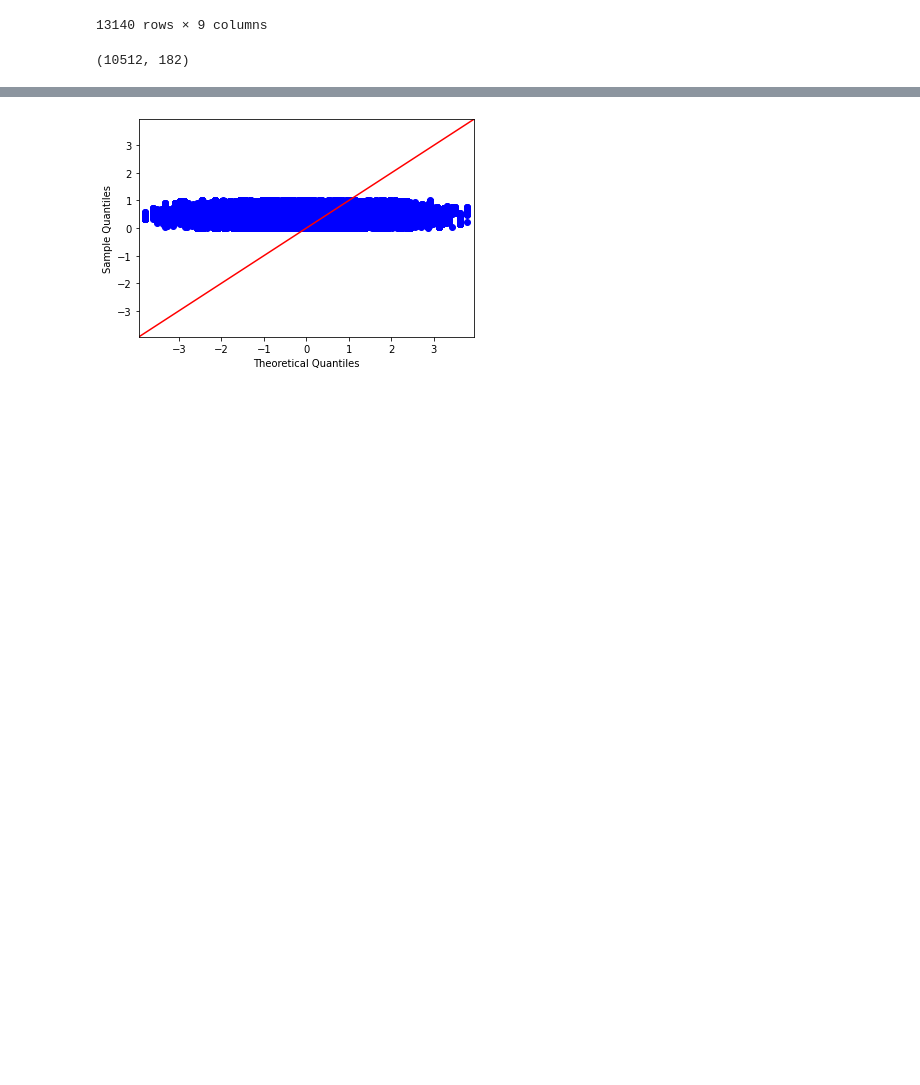
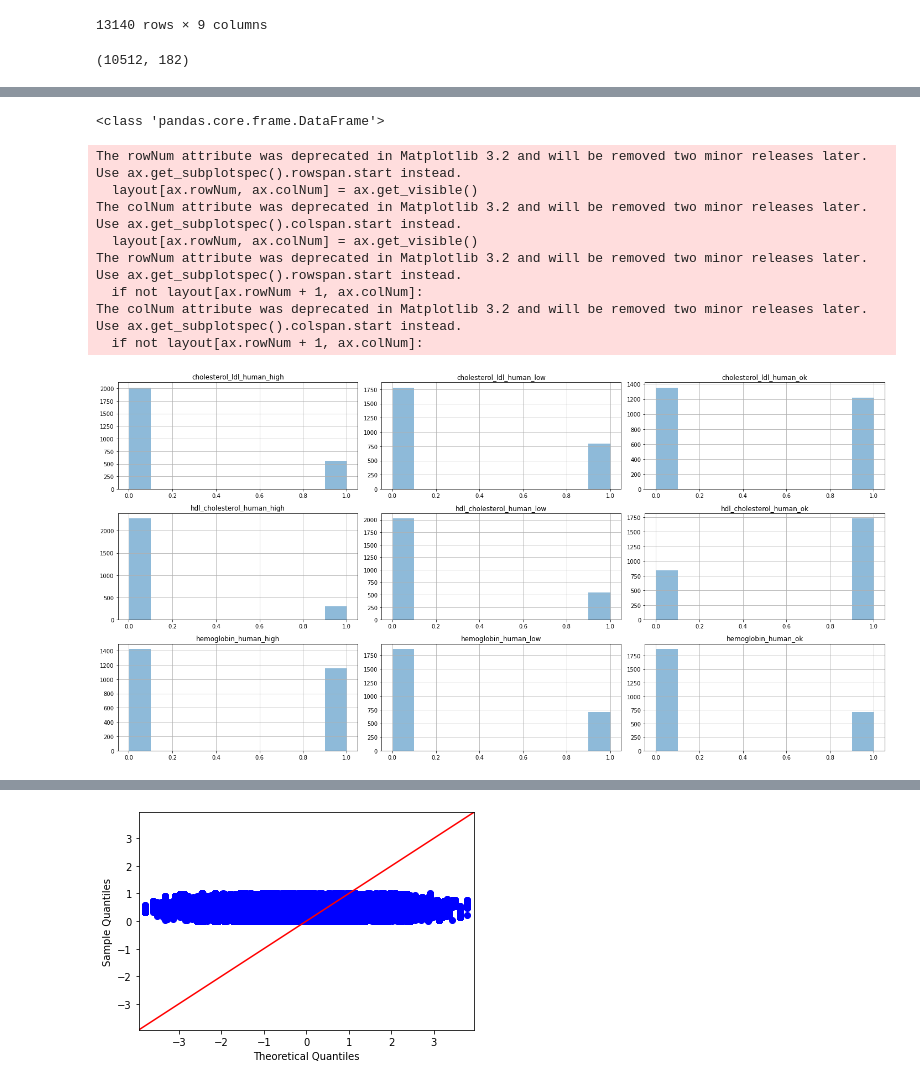
Before and after one commit to AdiVittala/bloodSpectroscopy, a Jupyter notebook: Model-1.ipynb, the cells around one changed output, grey strips where cells are left out. Drawn from its saved outputs; the diff is of its cells as text; code cells hidden in the pictures; blank space fills up the shorter version.

```diff
--- a/Model-1.ipynb
+++ b/Model-1.ipynb
@@ -130,0 +294,19 @@ X_train.shape
+# %%
+X_sub, y_sub = get_minority_instace(X_train, Y_train)   #Getting minority instance of that datframe
+X_res,y_res =MLSMOTE(X_sub, y_sub, 1000)     #Applying MLSMOTE to augment the dataframe
+# %% [output]
+<class 'pandas.core.frame.DataFrame'>
+# %%
+y_res.hist(alpha=0.5, figsize=(20, 10))
+plt.tight_layout()
+plt.show()
+# %% [output]
+The rowNum attribute was deprecated in Matplotlib 3.2 and will be removed two minor releases later. Use ax.get_subplotspec().rowspan.start instead.
+  layout[ax.rowNum, ax.colNum] = ax.get_visible()
+The colNum attribute was deprecated in Matplotlib 3.2 and will be removed two minor releases later. Use ax.get_subplotspec().colspan.start instead.
+  layout[ax.rowNum, ax.colNum] = ax.get_visible()
+The rowNum attribute was deprecated in Matplotlib 3.2 and will be removed two minor releases later. Use ax.get_subplotspec().rowspan.start instead.
+  if not layout[ax.rowNum + 1, ax.colNum]:
+The colNum attribute was deprecated in Matplotlib 3.2 and will be removed two minor releases later. Use ax.get_subplotspec().colspan.start instead.
+  if not layout[ax.rowNum + 1, ax.colNum]:
+[figure, added]
```
Also changed, not shown: parts of 20 cells of this notebook, 2 other files.
